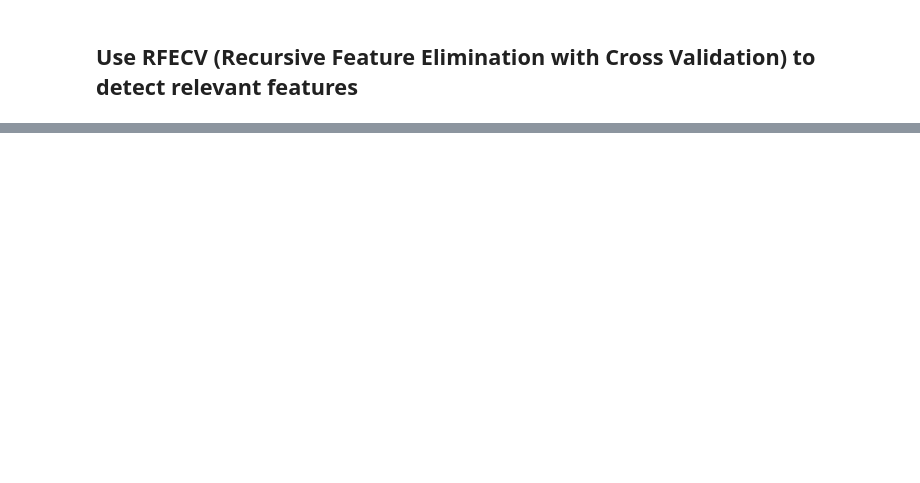
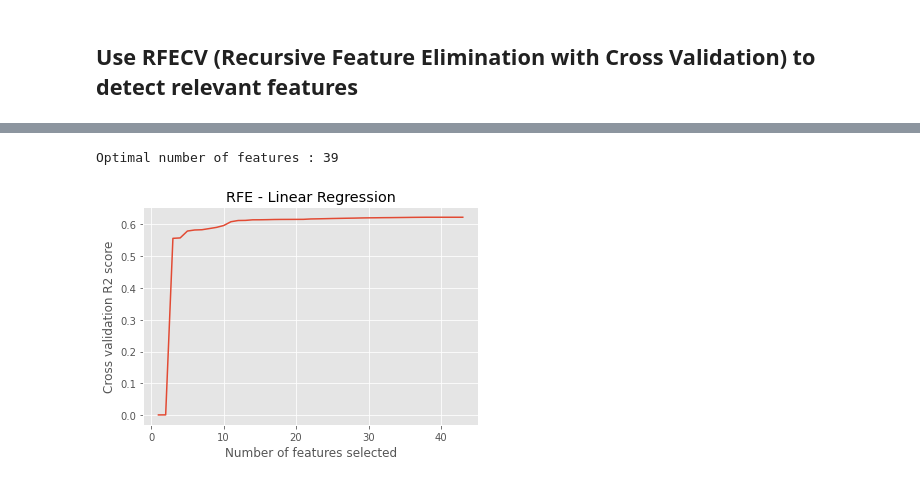
Before and after one commit to rgamerosl/capstone-project, a Jupyter notebook: EDA_zone.ipynb, the cells around one changed output, grey strips where cells are left out. Saved outputs shown, nothing was run; the diff lists cells and outputs as text; code cells hidden in the pictures; blank space fills up the shorter version.

```diff
--- a/EDA_zone.ipynb
+++ b/EDA_zone.ipynb
@@ -491,29 +1334,21 @@ sorted(sklearn.metrics.SCORERS.keys())
 # %%
-### Use RFECV with the complete data (X_train contains 36 different variables)
-
-from sklearn.feature_selection import RFECV
-
-lr = LinearRegression()
-
-min_features_to_select = 1  # Minimum number of features to consider
-rfecv_LR = RFECV(estimator=lr, step=1, cv=5,
-              scoring='r2',
-              min_features_to_select=min_features_to_select)
-
-rfecv_LR.fit(X2_train, y_train)
-
 print("Optimal number of features : %d" % rfecv_LR.n_features_)
 
 # Plot number of features VS. cross-validation scores
 plt.figure()
 plt.xlabel("Number of features selected")
-plt.ylabel("Cross validation score (nb of correct classifications)")
+plt.ylabel("Cross validation R2 score")
 plt.plot(range(min_features_to_select,
                len(rfecv_LR.grid_scores_) + min_features_to_select),
          rfecv_LR.grid_scores_)
+plt.title("RFE - Linear Regression")
+plt.savefig(f'figures/RFE_LR.png')
 plt.show()
 
-### Is not helping a lot since it include all 36 features in the optimal model
+### Is not helping a lot since it include 39 out of 41 features in the optimal model
+# %% [output]
+Optimal number of features : 39
+[figure, added]
 # %%
 from sklearn import metrics
 from sklearn.model_selection import cross_val_score
```
Also changed, not shown: parts of 73 cells of this notebook.
